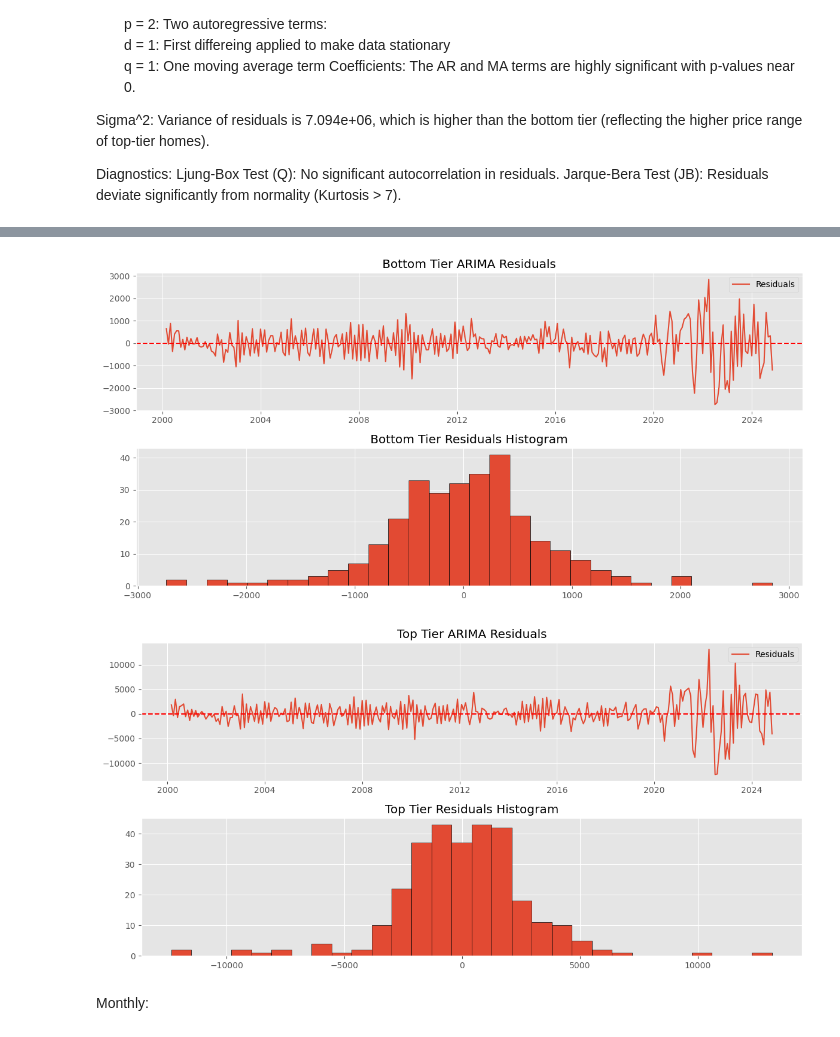
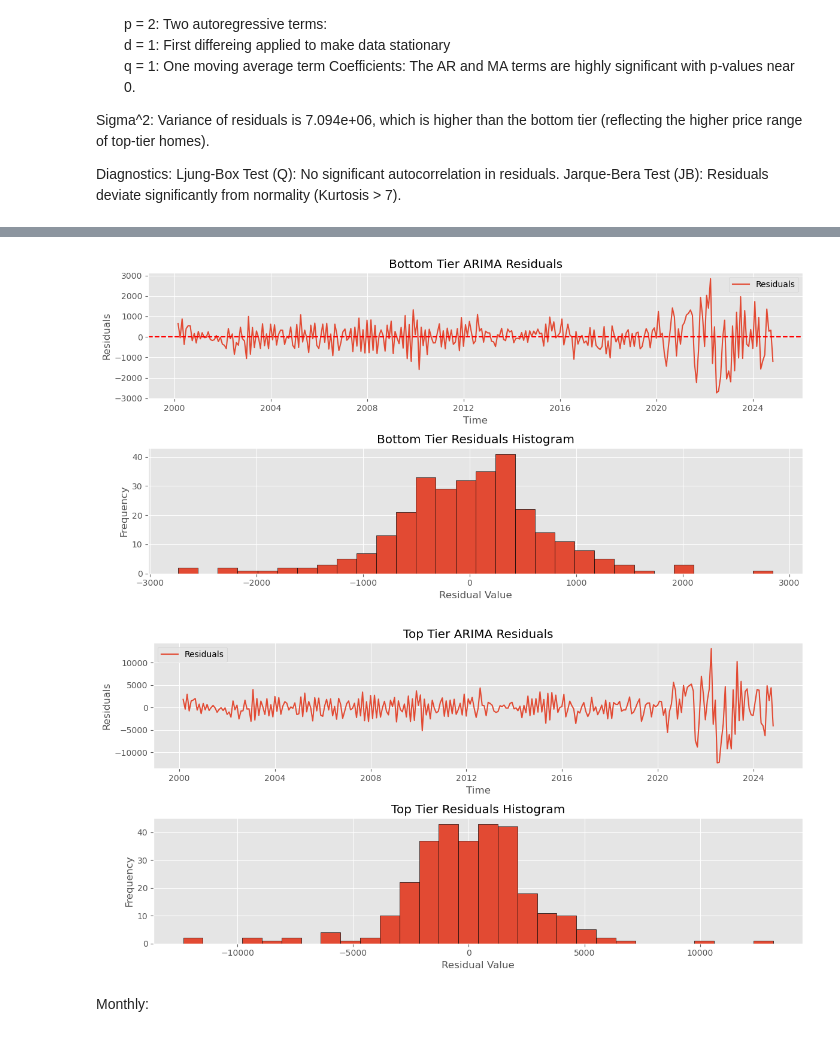
Before and after one commit to SUPERINTIALD/CSCI_4502_5502_Data_Mining_Final_Project, a Jupyter notebook: S-ARIMA.ipynb, the cells around one changed output, grey strips where cells are left out. Cells and saved outputs as stored; diff of their text form; code cells hidden in the pictures.

```diff
--- a/S-ARIMA.ipynb
+++ b/S-ARIMA.ipynb
@@ -395,40 +399,50 @@ Warnings:
 [1] Covariance matrix calculated using the outer product of gradients (complex-step).
 [2] Covariance matrix is singular or near-singular, with condition number 1.68e+31. Standard errors may be unstable.
 # %%
+
+bottom_tier_residuals = bottom_tier_model.resid
+
 # Plot residuals for Bottom Tier
-bottom_tier_residuals = bottom_tier_model.resid
 plt.figure(figsize=(12, 6))
 plt.subplot(2, 1, 1)
 plt.plot(bottom_tier_residuals, label="Residuals")
 plt.axhline(0, color='red', linestyle='--')
 plt.title("Bottom Tier ARIMA Residuals")
+plt.xlabel("Time")
+plt.ylabel("Residuals")
 plt.legend()
 
 # Histogram of residuals
 plt.subplot(2, 1, 2)
 plt.hist(bottom_tier_residuals, bins=30, edgecolor='k')
 plt.title("Bottom Tier Residuals Histogram")
+plt.xlabel("Residual Value")
+plt.ylabel("Frequency")
 plt.tight_layout()
 plt.show()
 
 # Plot residuals for Top Tier
 top_tier_residuals = top_tier_model.resid
+
 plt.figure(figsize=(12, 6))
 plt.subplot(2, 1, 1)
 plt.plot(top_tier_residuals, label="Residuals")
-plt.axhline(0, color='red', linestyle='--')
 plt.title("Top Tier ARIMA Residuals")
+plt.xlabel("Time")
+plt.ylabel("Residuals")
 plt.legend()
 
 # Histogram of residuals
 plt.subplot(2, 1, 2)
 plt.hist(top_tier_residuals, bins=30, edgecolor='k')
 plt.title("Top Tier Residuals Histogram")
+plt.xlabel("Residual Value")
+plt.ylabel("Frequency")
 plt.tight_layout()
 plt.show()
 # %% [output]
-[figure, old version]
+[figure, new version]
-[figure, old version]
+[figure, new version]
 # %%
 # Define the original time series data
 bottom_tier = boulder_bottom_tier["Price"]  # Replace with your actual Bottom Tier time series
```
Also changed, not shown: parts of 14 cells of this notebook.
